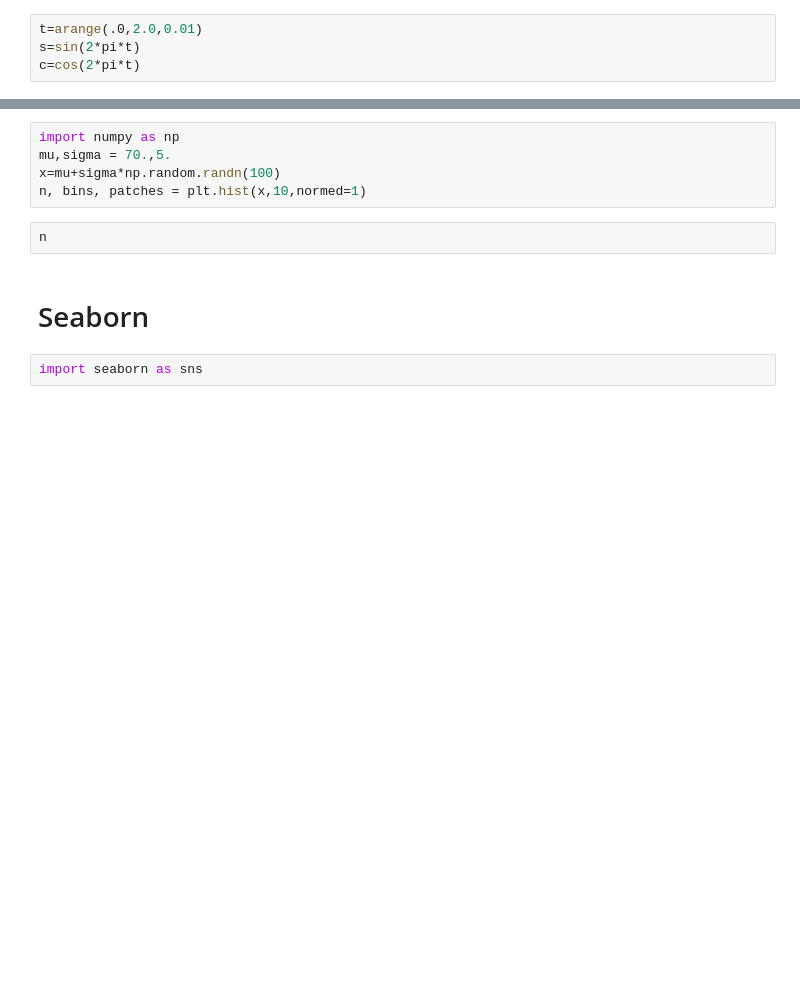
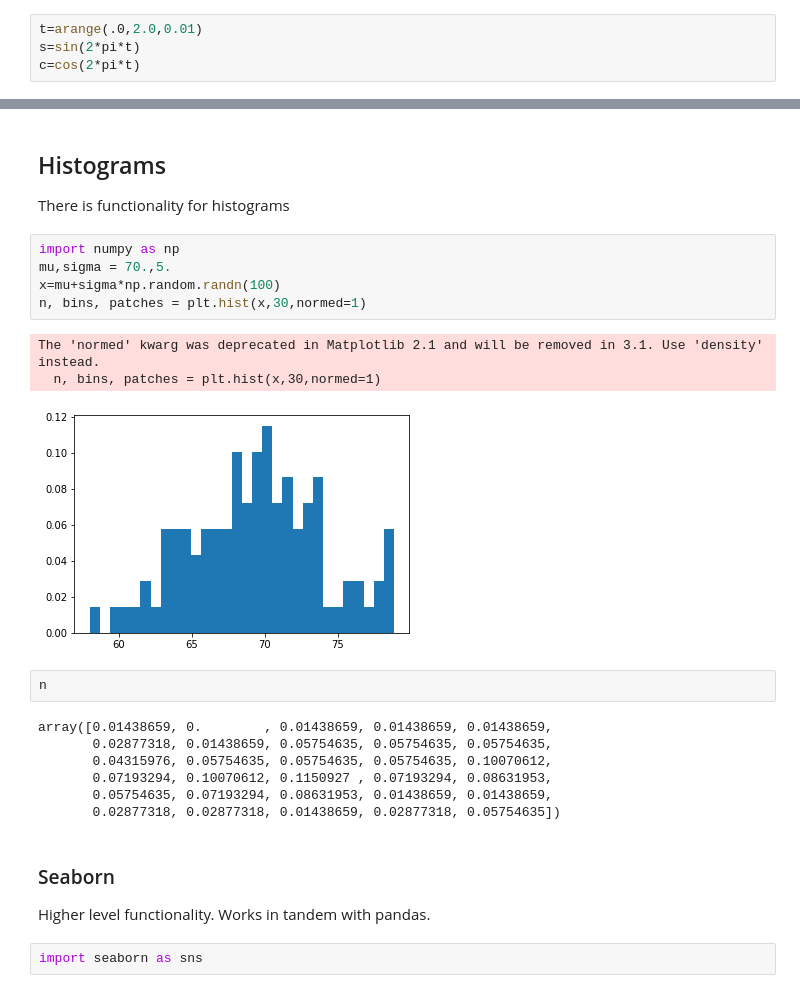
Before and after one commit to statisticalbiotechnology/app_bioinfo, a Jupyter notebook: plotting/seaborn.ipynb, the cells around one changed output, grey strips where cells are left out. Cells and saved outputs as stored; diff of their text form; blank space fills up the shorter version.

```diff
--- a/plotting/seaborn.ipynb
+++ b/plotting/seaborn.ipynb
@@ -17,12 +35,28 @@ plt.ylabel("sin/cos")
+# %% [markdown]
+## Histograms
+There is functionality for histograms
 # %%
 import numpy as np
 mu,sigma = 70.,5.
 x=mu+sigma*np.random.randn(100)
-n, bins, patches = plt.hist(x,10,normed=1)
+n, bins, patches = plt.hist(x,30,normed=1)
+# %% [output]
+The 'normed' kwarg was deprecated in Matplotlib 2.1 and will be removed in 3.1. Use 'density' instead.
+  n, bins, patches = plt.hist(x,30,normed=1)
+[figure, added]
 # %%
 n
+# %% [output]
+array([0.01438659, 0.        , 0.01438659, 0.01438659, 0.01438659,
+       0.02877318, 0.01438659, 0.05754635, 0.05754635, 0.05754635,
+       0.04315976, 0.05754635, 0.05754635, 0.05754635, 0.10070612,
+       0.07193294, 0.10070612, 0.1150927 , 0.07193294, 0.08631953,
+       0.05754635, 0.07193294, 0.08631953, 0.01438659, 0.01438659,
+       0.02877318, 0.02877318, 0.01438659, 0.02877318, 0.05754635])
-# %% [markdown]
-# Seaborn
+# %% [markdown]
+### Seaborn
+
+Higher level functionality. Works in tandem with pandas.
 # %%
 import seaborn as sns
 # %%
```
Also changed, not shown: parts of 23 cells of this notebook, 1 other file.
